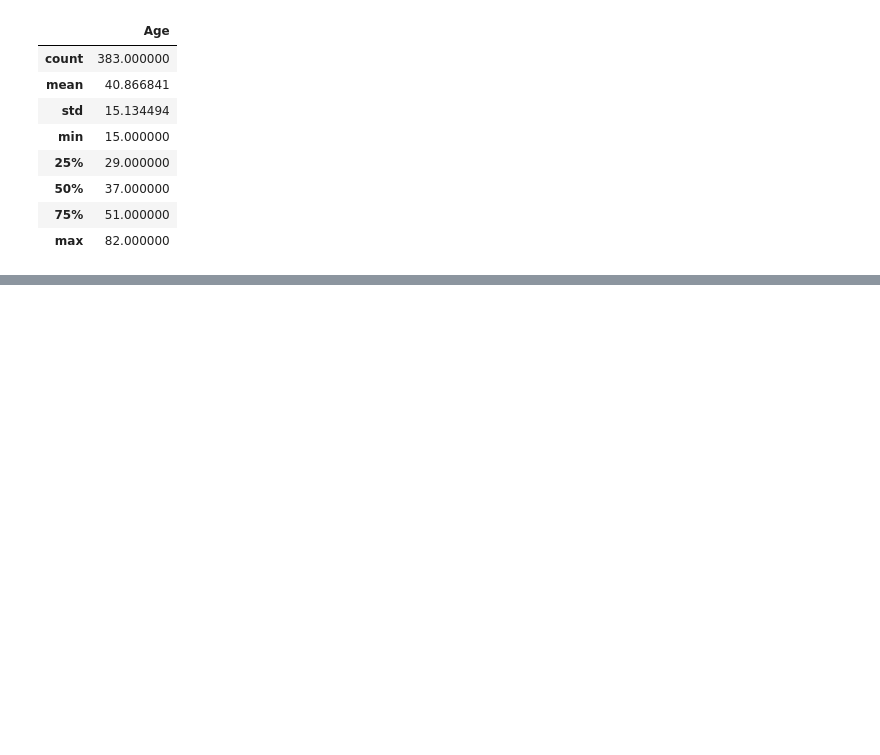
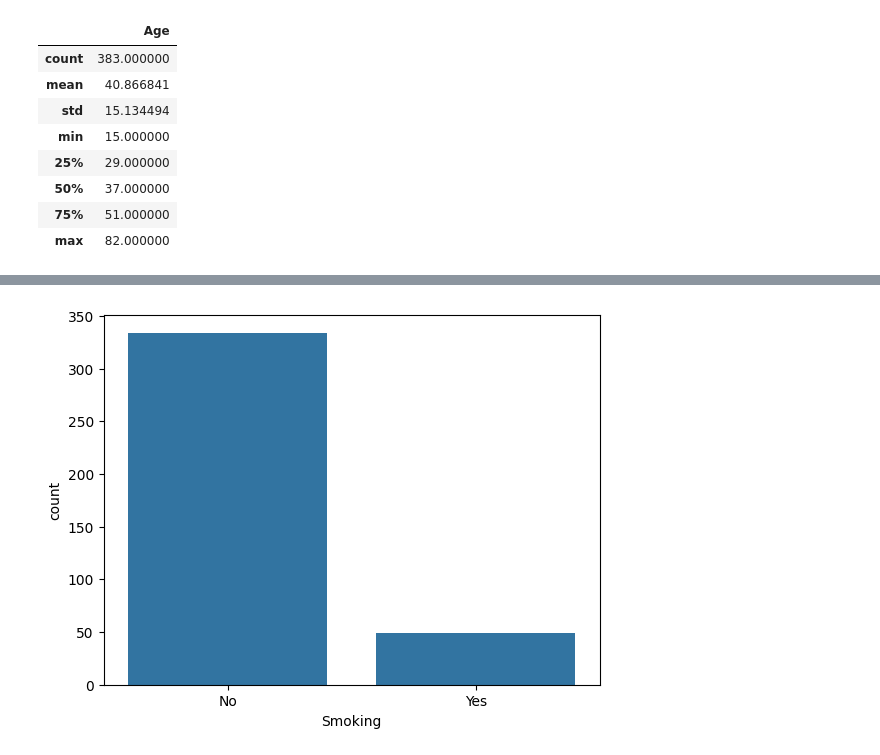
Before and after one commit to edinabwari/Thyroid_prediction_logistic_regeression, a Jupyter notebook: Thyriod_logistic_regression.ipynb, the cells around one changed output, grey strips where cells are left out. Drawn from its saved outputs; the diff is of its cells as text; code cells hidden in the pictures; blank space fills up the shorter version.

```diff
--- a/Thyriod_logistic_regression.ipynb
+++ b/Thyriod_logistic_regression.ipynb
@@ -85,0 +97,5 @@ df.describe()
+# %%
+sns.countplot(x='Smoking', data=df)
+plt.show()
+# %% [output]
+[figure, added]
```
Also changed, not shown: parts of 8 cells of this notebook.
